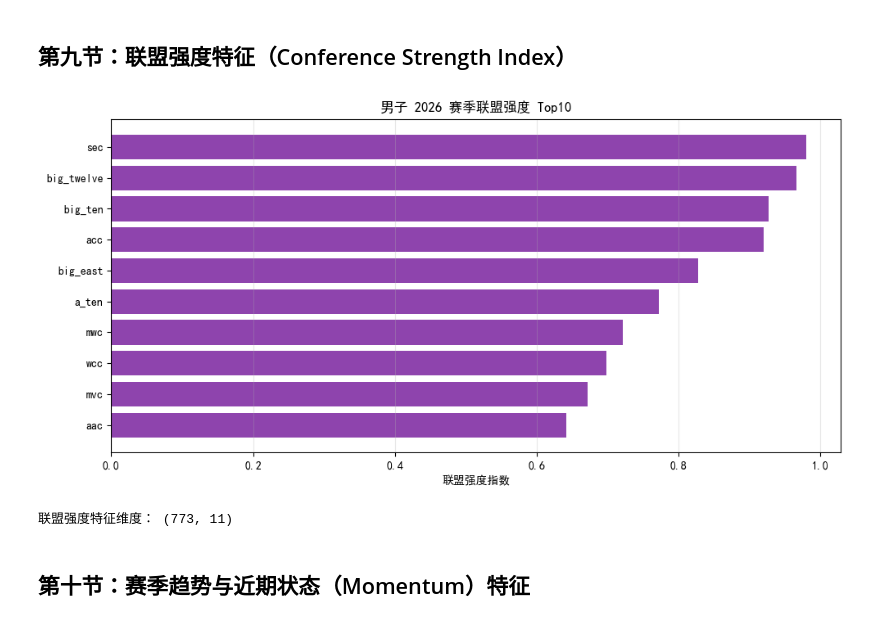
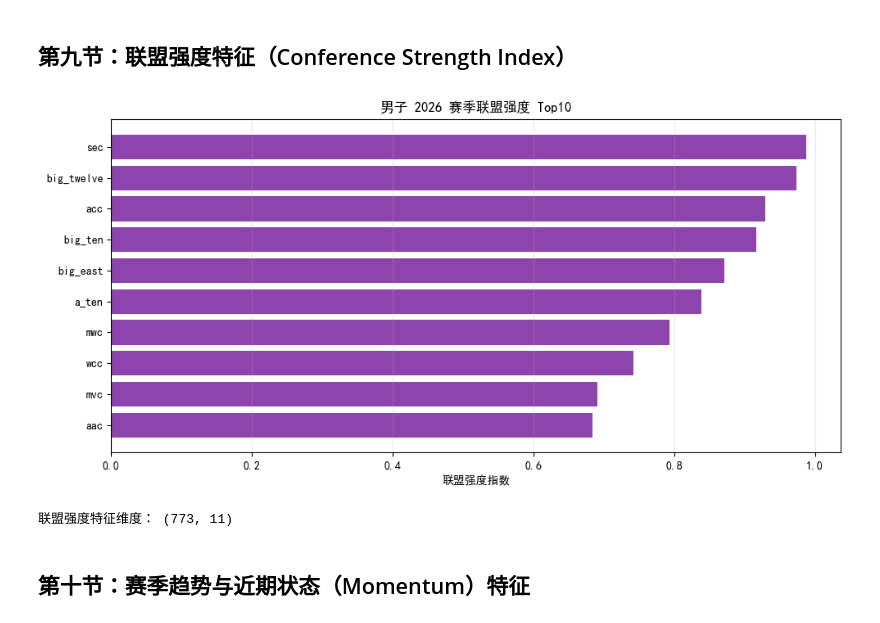
Before and after one commit to lingmingzi/NCAA2026, a Jupyter notebook: march_madness_feature_engineering.ipynb, the cells around one changed output. Saved outputs shown, nothing was run; the diff lists cells and outputs as text; code cells hidden in the pictures.

```diff
--- a/march_madness_feature_engineering.ipynb
+++ b/march_madness_feature_engineering.ipynb
@@ -625,7 +625,7 @@ m_coach_feat.head(3)
 ## 第九节：联盟强度特征（Conference Strength Index）
 # %%
 def build_conference_strength(team_stats, team_conf, gender='M'):
-    """计算每个联盟的赛季强度指数"""
+    """计算每个联盟的赛季强度指数（per-season 归一化，避免跨赛季泄漏）"""
     df = team_stats.merge(team_conf, on=['Season', 'TeamID'], how='left')
     conf_strength = df.groupby(['Season', 'ConfAbbrev']).agg(
         ConfAvgWinRate=('WinRate', 'mean'),
@@ -634,44 +634,42 @@ def build_conference_strength(team_stats, team_conf, gender='M'):
         ConfAvgDefEff=('DefEff', 'mean'),
         ConfTeamCount=('TeamID', 'nunique'),
     ).reset_index()
-    # 归一化后综合指数
-    from sklearn.preprocessing import MinMaxScaler
-    scaler = MinMaxScaler()
+    # per-season 百分位排名归一化（只用当赛季数据，不泄漏未来赛季信息）
     idx_cols = ['ConfAvgWinRate', 'ConfAvgScoreDiff', 'ConfAvgOffEff']
-    conf_strength[['WR_norm', 'SD_norm', 'OE_norm']] = scaler.fit_transform(
-        conf_strength[idx_cols].fillna(0)
-    )
+    norm_names = ['WR_norm', 'SD_norm', 'OE_norm']
+    for col, norm_col in zip(idx_cols, norm_names):
+        conf_strength[norm_col] = conf_strength.groupby('Season')[col].rank(pct=True)
     conf_strength['ConfStrengthIndex'] = (
         conf_strength['WR_norm'] * 0.4 +
         conf_strength['SD_norm'] * 0.4 +
         conf_strength['OE_norm'] * 0.2
     )
     # 将联盟强度合并回球队
     team_conf_feat = team_conf.merge(
         conf_strength[['Season', 'ConfAbbrev', 'ConfStrengthIndex',
                         'ConfAvgWinRate', 'ConfAvgScoreDiff', 'ConfTeamCount']],
         on=['Season', 'ConfAbbrev'], how='left'
     )
     return conf_strength, team_conf_feat
 
 m_conf_strength, m_team_conf_feat = build_conference_strength(m_team_stats, m_conf, 'M')
 w_conf_strength, w_team_conf_feat = build_conference_strength(w_team_stats, w_conf, 'W')
 
 # 2025赛季联盟强度 Top 10
 latest = m_conf_strength[m_conf_strength['Season'] == m_conf_strength['Season'].max()]
 top10_conf = latest.sort_values('ConfStrengthIndex', ascending=False).head(10)
 plt.figure(figsize=(10, 5))
 plt.barh(top10_conf['ConfAbbrev'], top10_conf['ConfStrengthIndex'], color='#8e44ad')
 plt.xlabel('联盟强度指数')
 plt.title(f"男子 {latest['Season'].iloc[0]} 赛季联盟强度 Top10")
 plt.gca().invert_yaxis()
 plt.grid(alpha=0.3, axis='x')
 plt.tight_layout()
 plt.show()
 
 print("联盟强度特征维度：", m_conf_strength.shape)
 # %% [output]
-[figure, old version]
+[figure, new version]
 联盟强度特征维度： (773, 11)
 # %% [markdown]
 ## 第十节：赛季趋势与近期状态（Momentum）特征
```
Also changed, not shown: parts of 26 cells of this notebook, 32 other files.
